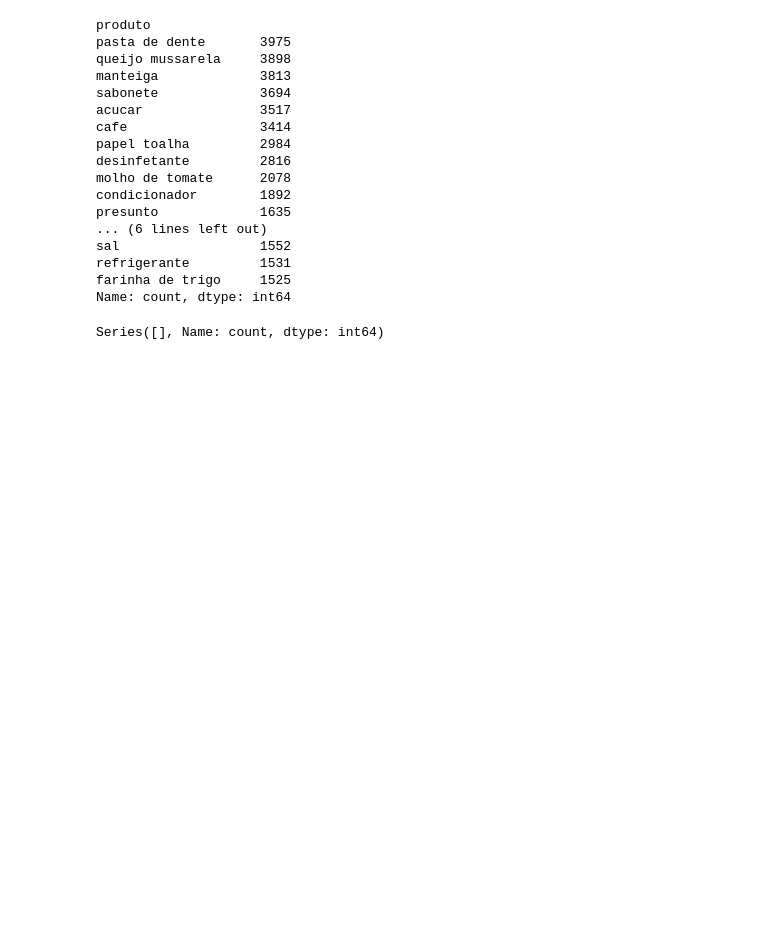
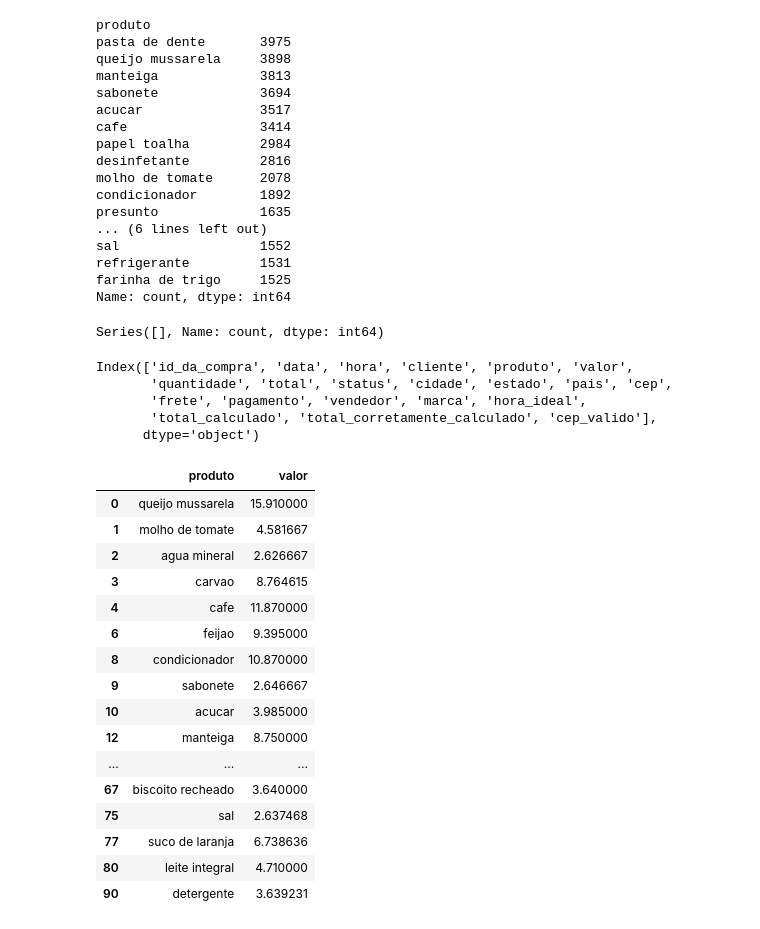
Before and after one commit to VitinDemarque/LimpezaDeDados, a Jupyter notebook: TrabalhoLimpeza.ipynb, the cells around one changed output. Saved outputs shown, nothing was run; the diff lists cells and outputs as text; code cells hidden in the pictures; blank space fills up the shorter version.

```diff
--- a/TrabalhoLimpeza.ipynb
+++ b/TrabalhoLimpeza.ipynb
@@ -1058,3 +1028,32 @@ print(produtos_baixa_freq)
 Series([], Name: count, dtype: int64)
 # %%
 df = df.drop_duplicates(subset='produto')
+# %%
+df.columns
+# %% [output]
+Index(['id_da_compra', 'data', 'hora', 'cliente', 'produto', 'valor',
+       'quantidade', 'total', 'status', 'cidade', 'estado', 'pais', 'cep',
+       'frete', 'pagamento', 'vendedor', 'marca', 'hora_ideal',
+       'total_calculado', 'total_corretamente_calculado', 'cep_valido'],
+      dtype='object')
+# %%
+pd.set_option('display.max_rows', None)
+df[['produto', 'valor']]
+# %% [output]
+|  | produto | valor |
+| 0 | queijo mussarela | 15.910000 |
+| 1 | molho de tomate | 4.581667 |
+| 2 | agua mineral | 2.626667 |
+| 3 | carvao | 8.764615 |
+| 4 | cafe | 11.870000 |
+| 6 | feijao | 9.395000 |
+| 8 | condicionador | 10.870000 |
+| 9 | sabonete | 2.646667 |
+| 10 | acucar | 3.985000 |
+| 12 | manteiga | 8.750000 |
+| ... | ... | ... |
+| 67 | biscoito recheado | 3.640000 |
+| 75 | sal | 2.637468 |
+| 77 | suco de laranja | 6.738636 |
+| 80 | leite integral | 4.710000 |
+| 90 | detergente | 3.639231 |
```
Also changed, not shown: parts of 40 cells of this notebook.
